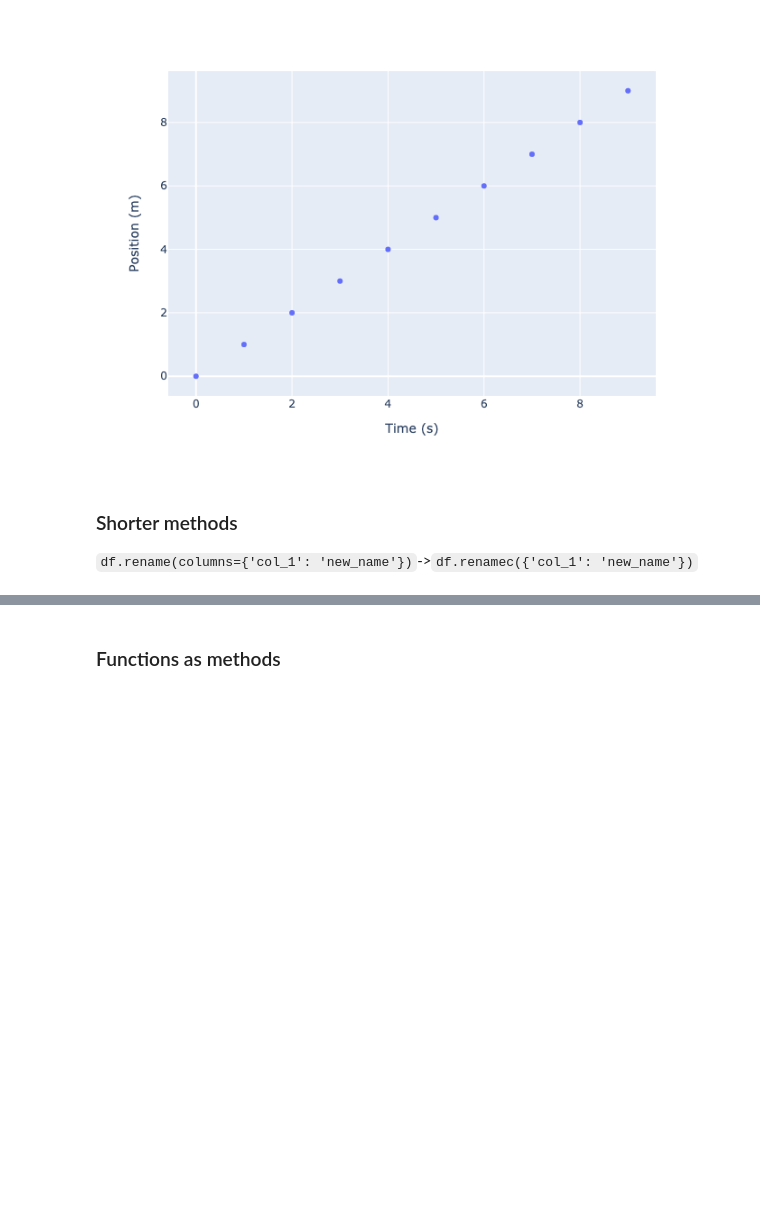
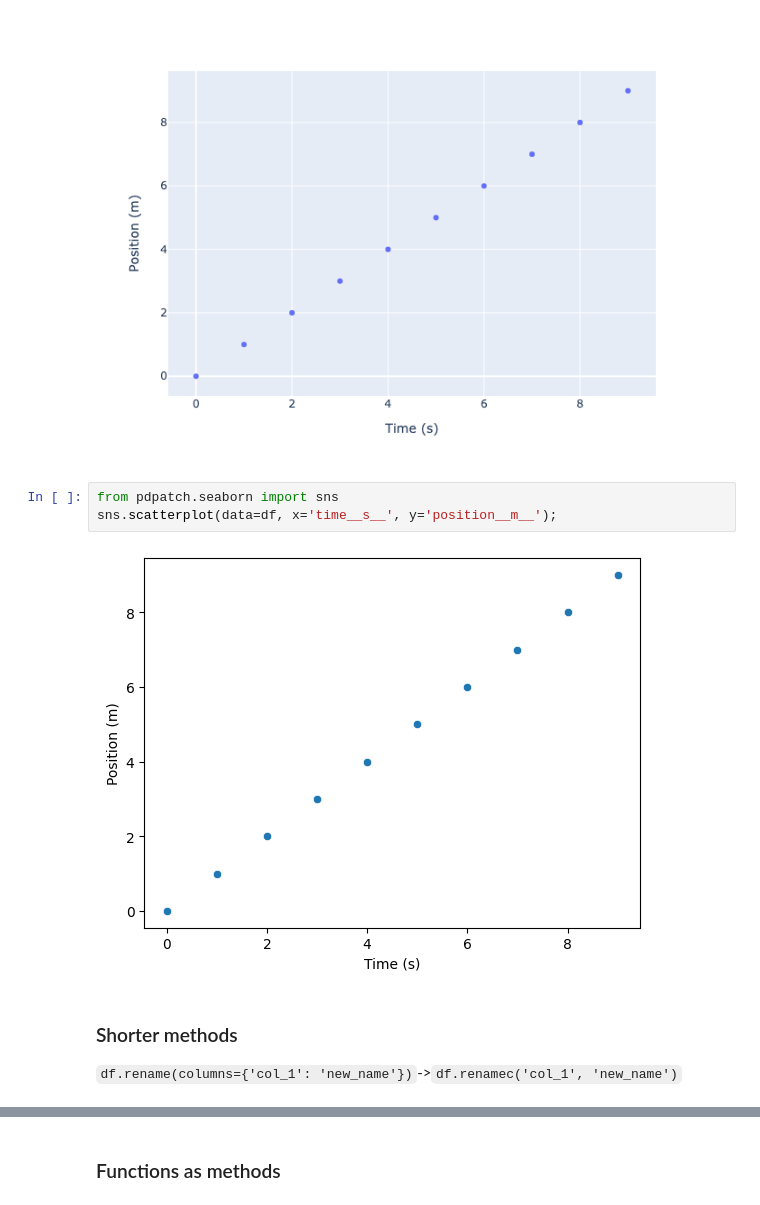
Before and after one commit to asappinc/pdpatch, a Jupyter notebook: index.ipynb, the cells around one changed output, grey strips where cells are left out. Saved outputs shown, nothing was run; the diff lists cells and outputs as text; blank space fills up the shorter version.

Commit message:
fix seaborn not importing pandas

```diff
--- a/index.ipynb
+++ b/index.ipynb
@@ -25,10 +25,15 @@ df = pd.DataFrame({'time__s__': range(10), 'position__m__': range(10)})
 px.scatter(df, x='time__s__', y='position__m__').show('png')
 # %% [output]
 [figure]
+# %%
+from pdpatch.seaborn import sns
+sns.scatterplot(data=df, x='time__s__', y='position__m__');
+# %% [output]
+[figure, added]
 # %% [markdown]
 ### Shorter methods
 
 
-`df.rename(columns={'col_1': 'new_name'})`->`df.renamec({'col_1': 'new_name'})`
+`df.rename(columns={'col_1': 'new_name'})`->`df.renamec('col_1', 'new_name')`
 # %%
 df = dummydf()
```
Also changed, not shown: parts of 2 cells of this notebook, 4 other files.
